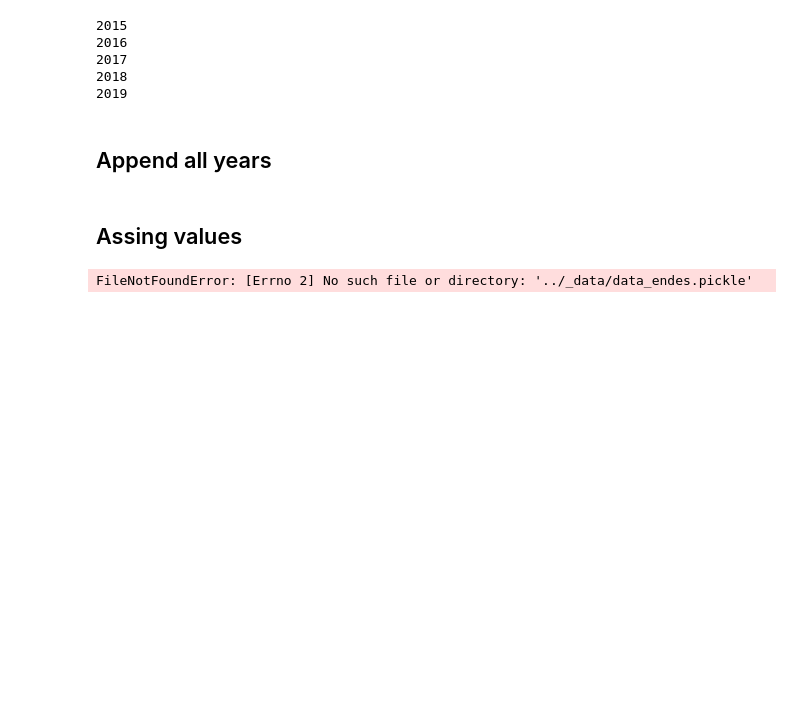
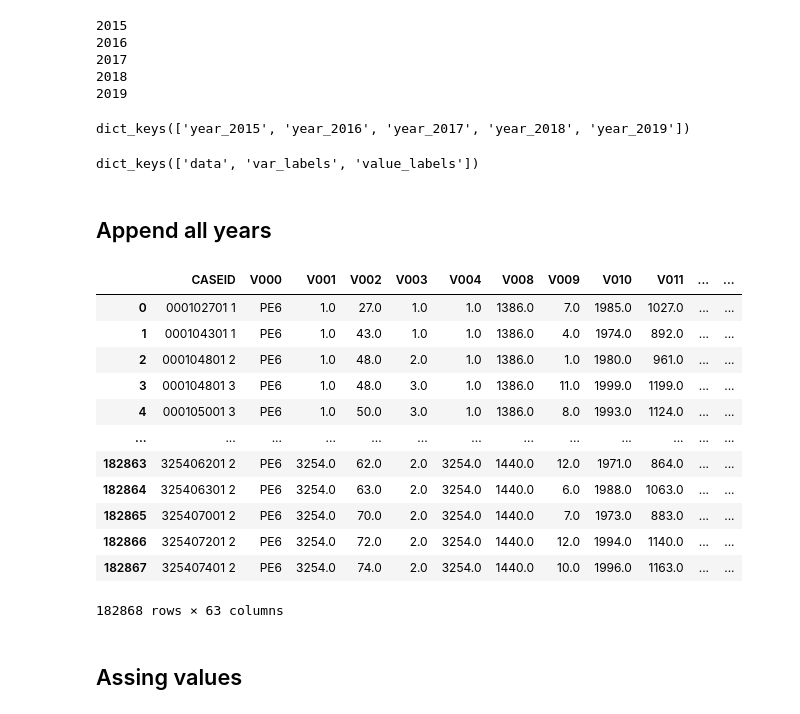
Before and after one commit to Robertopucp/1ECO35_R_PYTHON, a Jupyter notebook: Laboratorios/Lab6/Lab_python_2.ipynb, the cells around one changed output. Saved outputs shown, nothing was run; the diff lists cells and outputs as text; code cells hidden in the pictures; blank space fills up the shorter version.

```diff
--- a/Laboratorios/Lab6/Lab_python_2.ipynb
+++ b/Laboratorios/Lab6/Lab_python_2.ipynb
@@ -175,6 +160,14 @@ for year in range( 2015, 2020 ):
 2017
 2018
 2019
+# %%
+all_data_ta.keys()
+# %% [output]
+dict_keys(['year_2015', 'year_2016', 'year_2017', 'year_2018', 'year_2019'])
+# %%
+all_data_ta['year_2015'].keys()
+# %% [output]
+dict_keys(['data', 'var_labels', 'value_labels'])
 # %% [markdown]
 ## Append all years
 # %%
@@ -184,6 +177,22 @@ for year in range( 2015, 2020 ):
     all_results.append( data )
 # %%
 df = pd.concat( all_results ).reset_index( drop = True )
+# %%
+df
+# %% [output]
+|  | CASEID | V000 | V001 | V002 | V003 | V004 | V008 | V009 | V010 | V011 | ... | ... |
+| 0 | 000102701 1 | PE6 | 1.0 | 27.0 | 1.0 | 1.0 | 1386.0 | 7.0 | 1985.0 | 1027.0 | ... | ... |
+| 1 | 000104301 1 | PE6 | 1.0 | 43.0 | 1.0 | 1.0 | 1386.0 | 4.0 | 1974.0 | 892.0 | ... | ... |
+| 2 | 000104801 2 | PE6 | 1.0 | 48.0 | 2.0 | 1.0 | 1386.0 | 1.0 | 1980.0 | 961.0 | ... | ... |
+| 3 | 000104801 3 | PE6 | 1.0 | 48.0 | 3.0 | 1.0 | 1386.0 | 11.0 | 1999.0 | 1199.0 | ... | ... |
+| 4 | 000105001 3 | PE6 | 1.0 | 50.0 | 3.0 | 1.0 | 1386.0 | 8.0 | 1993.0 | 1124.0 | ... | ... |
+| ... | ... | ... | ... | ... | ... | ... | ... | ... | ... | ... | ... | ... |
+| 182863 | 325406201 2 | PE6 | 3254.0 | 62.0 | 2.0 | 3254.0 | 1440.0 | 12.0 | 1971.0 | 864.0 | ... | ... |
+| 182864 | 325406301 2 | PE6 | 3254.0 | 63.0 | 2.0 | 3254.0 | 1440.0 | 6.0 | 1988.0 | 1063.0 | ... | ... |
+| 182865 | 325407001 2 | PE6 | 3254.0 | 70.0 | 2.0 | 3254.0 | 1440.0 | 7.0 | 1973.0 | 883.0 | ... | ... |
+| 182866 | 325407201 2 | PE6 | 3254.0 | 72.0 | 2.0 | 3254.0 | 1440.0 | 12.0 | 1994.0 | 1140.0 | ... | ... |
+| 182867 | 325407401 2 | PE6 | 3254.0 | 74.0 | 2.0 | 3254.0 | 1440.0 | 10.0 | 1996.0 | 1163.0 | ... | ... |
+182868 rows × 63 columns
 # %% [markdown]
 ## Assing values
 # %%
@@ -195,10 +204,3 @@ for year in range( 2015, 2020 ):
 # %%
 df.attrs[ 'var_labels' ] = var_labels
 df.attrs[ 'value_labels' ] = value_labels
-# %%
-import pickle
-file_to_store = open( r"../../data/data_endes.pickle", "wb")
-pickle.dump( df, file_to_store)
-file_to_store.close()
-# %% [output]
-FileNotFoundError: [Errno 2] No such file or directory: '../_data/data_endes.pickle'
```
Also changed, not shown: parts of 3 cells of this notebook, 6 other files.
